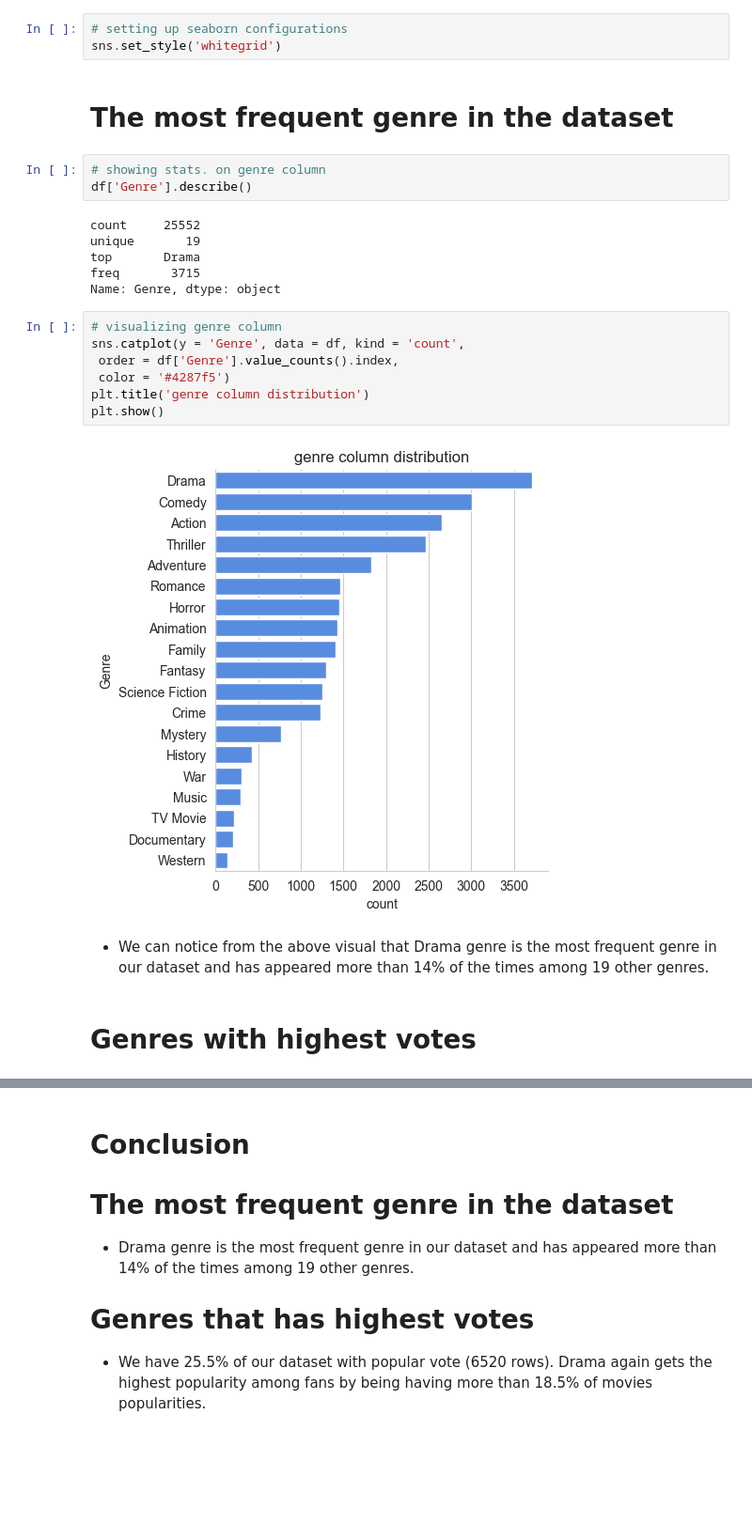
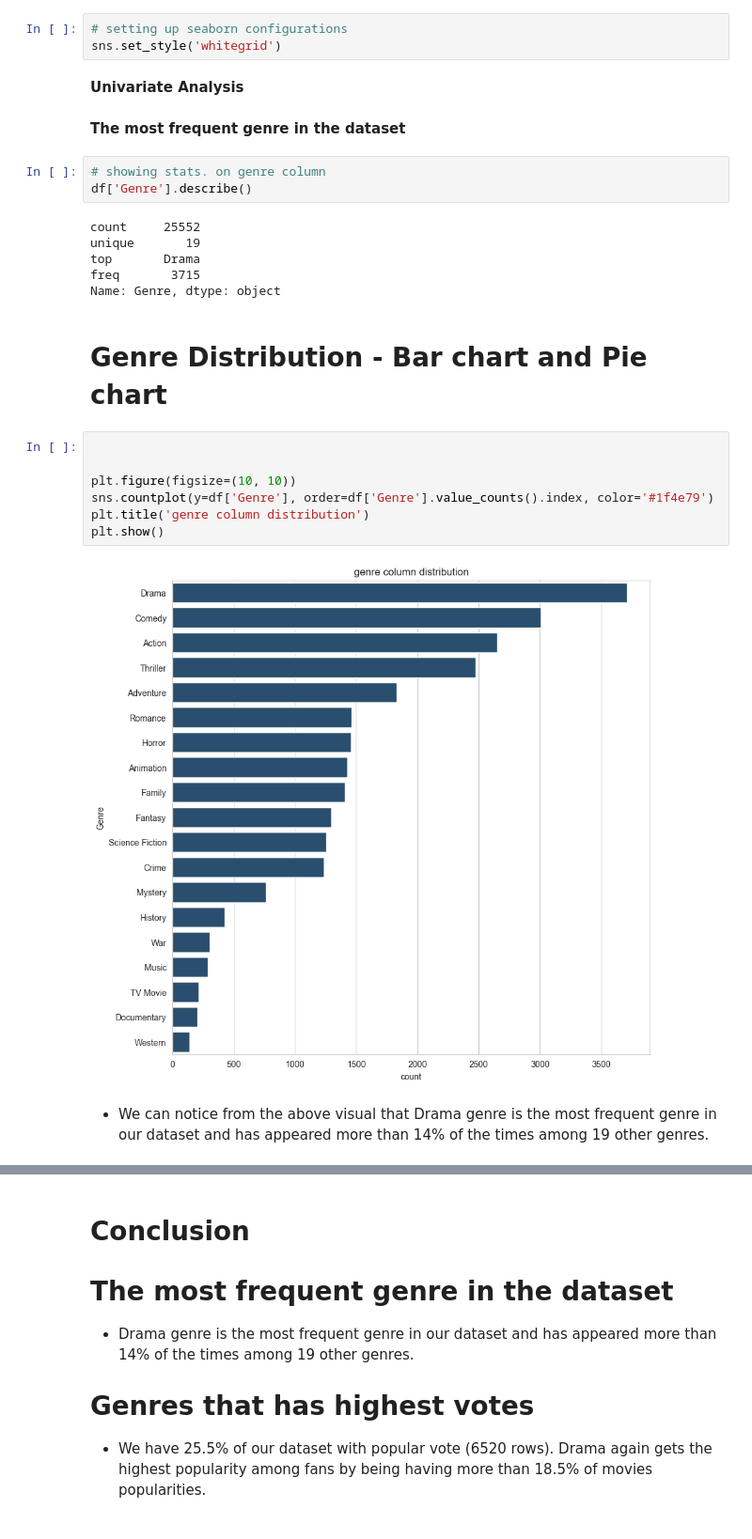
Before and after one commit to omjaikumar23/Netflix-Data-Analysis, a Jupyter notebook: netflix_data_analysis.ipynb, the cells around one changed output, grey strips where cells are left out. Shown at 94% size. Saved outputs shown, nothing was run; the diff lists cells and outputs as text; blank space fills up the shorter version.

```diff
--- a/netflix_data_analysis.ipynb
+++ b/netflix_data_analysis.ipynb
@@ -277,8 +286,10 @@ Here, we'd use Matplotlib and seaborn for making some informative visuals to gai
 # %%
 # setting up seaborn configurations
 sns.set_style('whitegrid')
+# %% [markdown]
+**Univariate Analysis**
 # %% [markdown]
-# **The most frequent genre in the dataset**
+ **The most frequent genre in the dataset**
 # %%
 # showing stats. on genre column
 df['Genre'].describe()
@@ -288,16 +299,16 @@ unique       19
 top       Drama
 freq       3715
 Name: Genre, dtype: object
-# %%
-# visualizing genre column
-sns.catplot(y = 'Genre', data = df, kind = 'count',
- order = df['Genre'].value_counts().index,
- color = '#4287f5')
-plt.title('genre column distribution')
-plt.show()
-# %% [output]
-[figure, removed]
+# %% [markdown]
+# **Genre Distribution - Bar chart and Pie chart**
+# %%
+
+
+plt.figure(figsize=(10, 10))
+sns.countplot(y=df['Genre'], order=df['Genre'].value_counts().index, color='#1f4e79')
+plt.title('genre column distribution')
+plt.show()
+# %% [output]
+[figure, added]
 # %% [markdown]
 - We can notice from the above visual that Drama genre is the most frequent genre in our dataset and has appeared more than 14% of the times among 19 other genres.
-# %% [markdown]
-# **Genres with highest votes**
```
Also changed, not shown: parts of 30 cells of this notebook.
